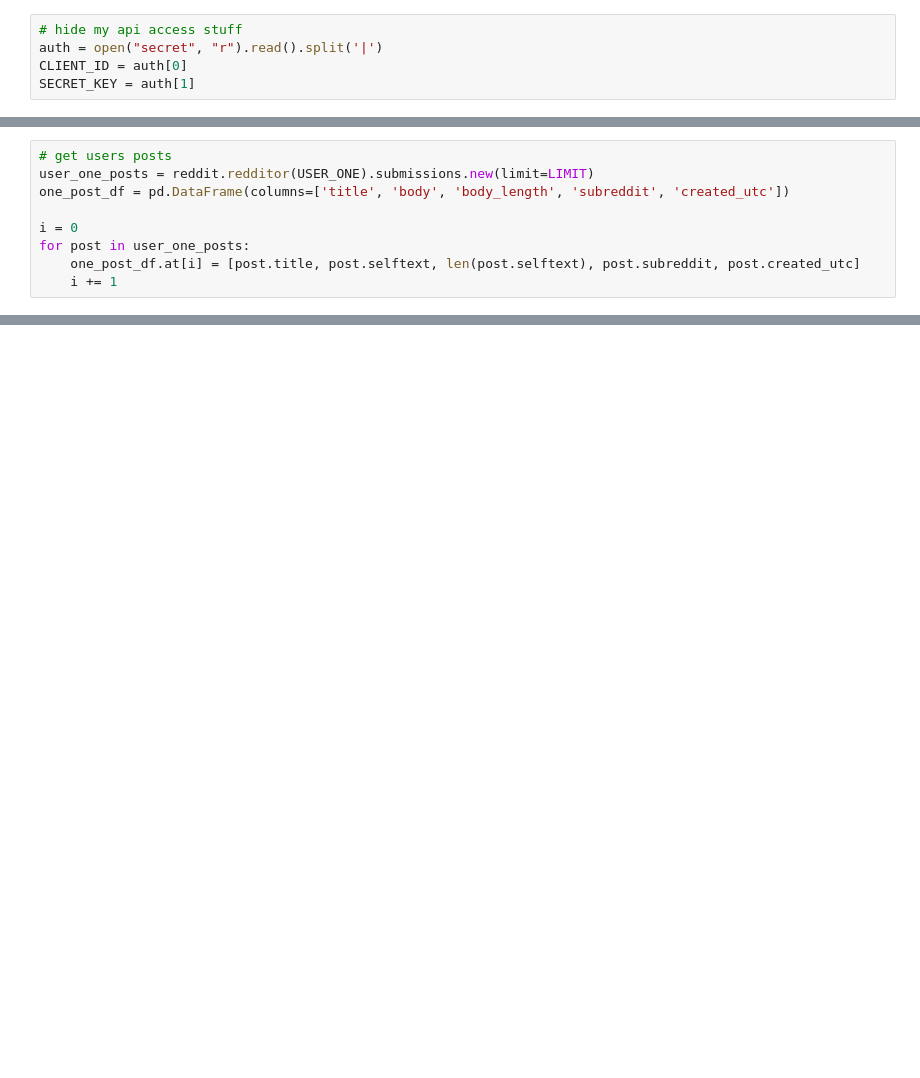
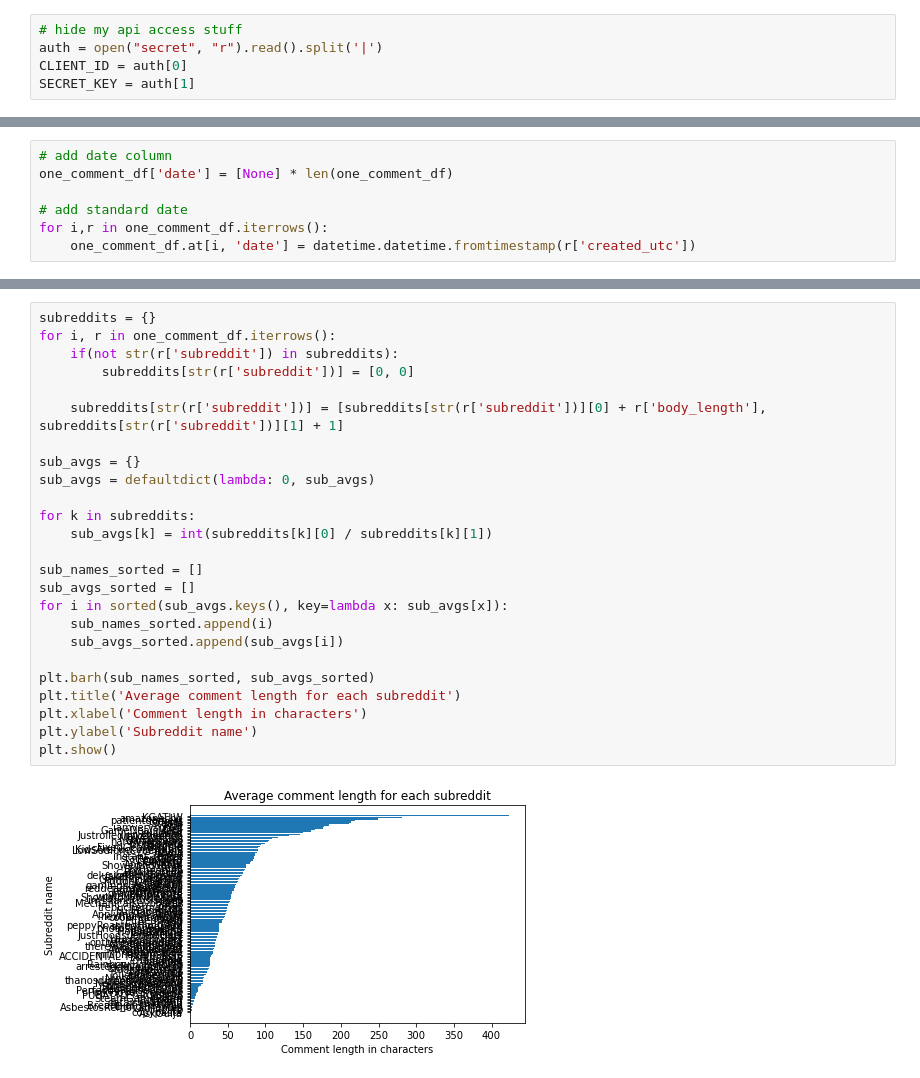
Before and after one commit to ariqbailey/ariqbailey.github.io, a Jupyter notebook: reddit-common-interests/Final_Project.ipynb, the cells around one changed output, grey strips where cells are left out. Saved outputs shown, nothing was run; the diff lists cells and outputs as text; blank space fills up the shorter version.

```diff
--- a/reddit-common-interests/Final_Project.ipynb
+++ b/reddit-common-interests/Final_Project.ipynb
@@ -61,9 +46,0 @@ one_comment_df.head()
-# %%
-# get users posts
-user_one_posts = reddit.redditor(USER_ONE).submissions.new(limit=LIMIT)
-one_post_df = pd.DataFrame(columns=['title', 'body', 'body_length', 'subreddit', 'created_utc'])
-
-i = 0
-for post in user_one_posts:
-    one_post_df.at[i] = [post.title, post.selftext, len(post.selftext), post.subreddit, post.created_utc]
-    i += 1
@@ -78,0 +47,7 @@ one_post_df.head()
+# %%
+# add date column
+one_comment_df['date'] = [None] * len(one_comment_df)
+
+# add standard date
+for i,r in one_comment_df.iterrows():
+    one_comment_df.at[i, 'date'] = datetime.datetime.fromtimestamp(r['created_utc'])
@@ -78,0 +74,27 @@ one_post_df.head()
+# %%
+subreddits = {}
+for i, r in one_comment_df.iterrows():
+    if(not str(r['subreddit']) in subreddits):
+        subreddits[str(r['subreddit'])] = [0, 0]
+
+    subreddits[str(r['subreddit'])] = [subreddits[str(r['subreddit'])][0] + r['body_length'], subreddits[str(r['subreddit'])][1] + 1]
+
+sub_avgs = {}
+sub_avgs = defaultdict(lambda: 0, sub_avgs)
+
+for k in subreddits:
+    sub_avgs[k] = int(subreddits[k][0] / subreddits[k][1])
+
+sub_names_sorted = []
+sub_avgs_sorted = []
+for i in sorted(sub_avgs.keys(), key=lambda x: sub_avgs[x]):
+    sub_names_sorted.append(i)
+    sub_avgs_sorted.append(sub_avgs[i])
+
+plt.barh(sub_names_sorted, sub_avgs_sorted)
+plt.title('Average comment length for each subreddit')
+plt.xlabel('Comment length in characters')
+plt.ylabel('Subreddit name')
+plt.show()
+# %% [output]
+[figure, added]
```
Also changed, not shown: parts of 15 cells of this notebook.
